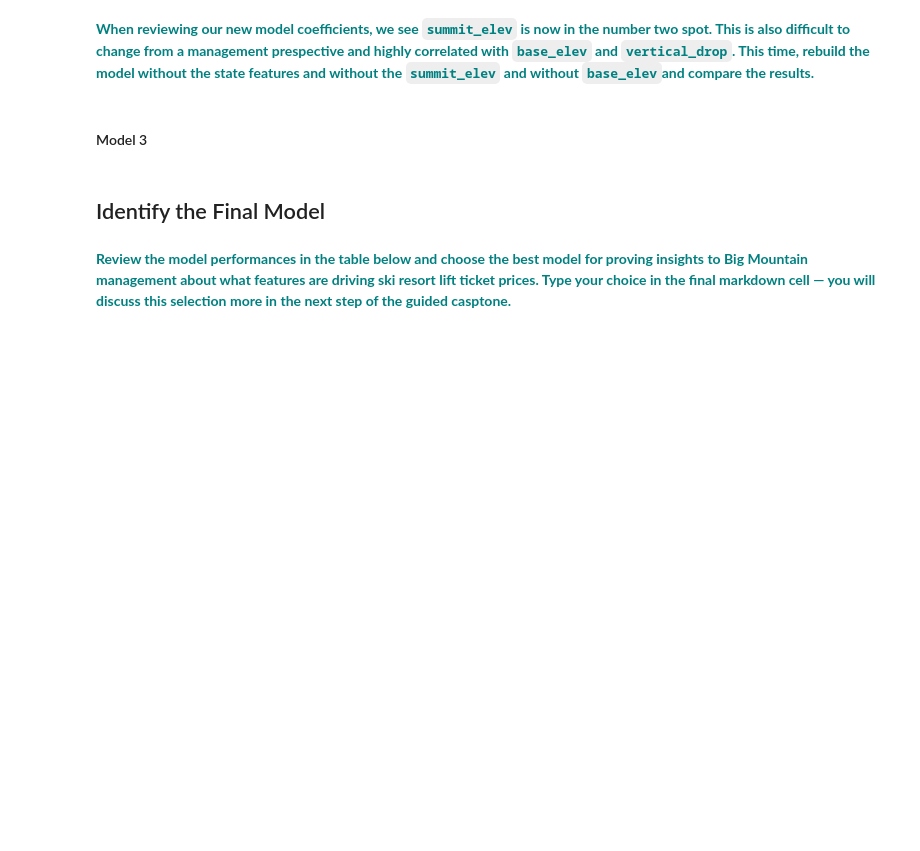
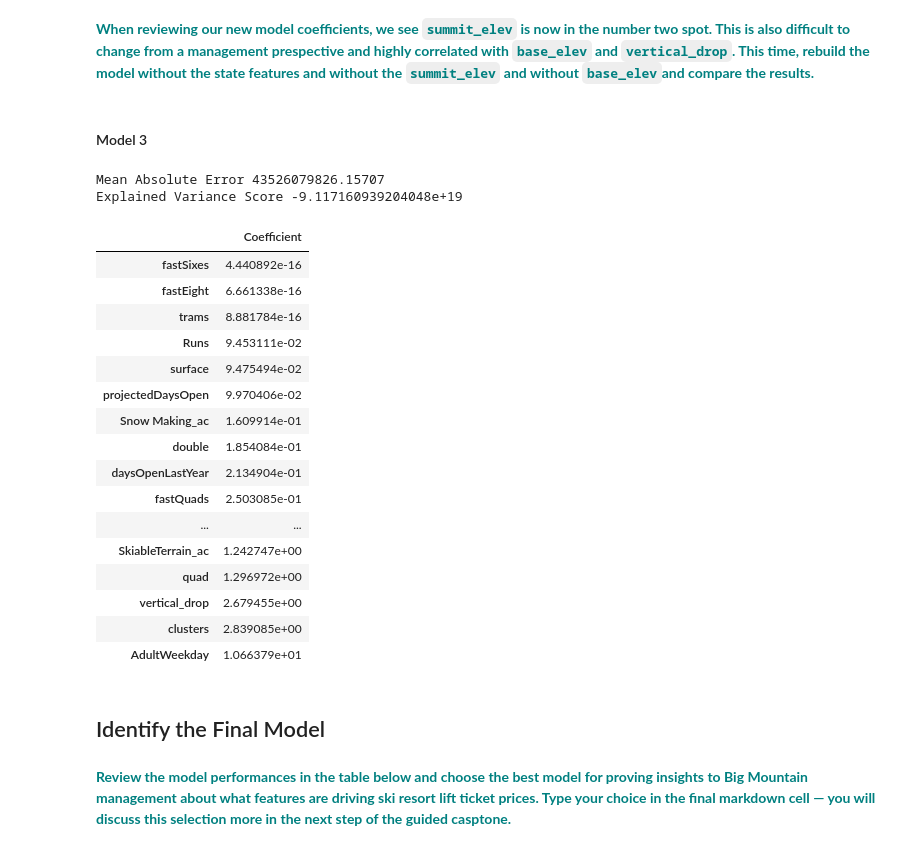
Before and after one commit to bhatkiran30/sbpersonal, a Jupyter notebook: Guided Capstone/Notebook_stepfour.ipynb, the cells around one changed output. Saved outputs shown, nothing was run; the diff lists cells and outputs as text; code cells hidden in the pictures; blank space fills up the shorter version.

```diff
--- a/Guided Capstone/Notebook_stepfour.ipynb
+++ b/Guided Capstone/Notebook_stepfour.ipynb
@@ -175,6 +264,63 @@ Hint: Try to construct another model using exactly the steps we followed above.
 **<font color='teal'> When reviewing our new model coefficients, we see `summit_elev` is now in the number two spot. This is also difficult to change from a management prespective and highly correlated with `base_elev` and `vertical_drop`.  This time, rebuild the model without the state features and without the `summit_elev` and without `base_elev`and compare the results. </font>**
 # %% [markdown]
 #### Model 3
+# %%
+model_3_data = pd.read_csv('step3_output.csv')
+# first we import the preprocessing package from the sklearn library
+from sklearn import preprocessing
+
+# Declare an explanatory variable, called X,and assign it the result of dropping 'Name' and 'AdultWeekend' from the df
+X = model_3_data.drop(['Name','state','summit_elev','AdultWeekend'], axis=1)
+
+# Declare a response variable, called y, and assign it the AdultWeekend column of the df
+y = model_3_data.AdultWeekend
+
+# Here we use the StandardScaler() method of the preprocessing package, and then call the fit() method with parameter X
+scaler = preprocessing.StandardScaler().fit(X)
+
+# Declare a variable called X_scaled, and assign it the result of calling the transform() method with parameter X
+X_scaled=scaler.transform(X)
+# %%
+# Import the train_test_split function from the sklearn.model_selection utility.
+from sklearn.model_selection import train_test_split
+
+# Get the 1-dimensional flattened array of our response variable y by calling the ravel() function on y
+y = y.ravel()
+
+# Call the train_test_split() function with the first two parameters set to X_scaled and y
+# Declare four variables, X_train, X_test, y_train and y_test separated by commas
+X_train, X_test, y_train, y_test = train_test_split(X_scaled, y, test_size=0.25, random_state=1)
+
+lm = linear_model.LinearRegression()
+model = lm.fit(X_train,y_train)
+mean_absolute_error = metrics.mean_absolute_error(y_test,y_pred)
+explained_variance_score = metrics.explained_variance_score(y_test,y_pred)
+print('Mean Absolute Error',mean_absolute_error)
+print('Explained Variance Score',explained_variance_score)
+# %% [output]
+Mean Absolute Error 43526079826.15707
+Explained Variance Score -9.117160939204048e+19
+# %%
+coeff_dataframe = pd.DataFrame(abs(lm.coef_), X.columns, columns=['Coefficient'])
+coeff_dataframe.sort_values(by='Coefficient',ascending=True).head(23)
+# %% [output]
+|  | Coefficient |
+| fastSixes | 4.440892e-16 |
+| fastEight | 6.661338e-16 |
+| trams | 8.881784e-16 |
+| Runs | 9.453111e-02 |
+| surface | 9.475494e-02 |
+| projectedDaysOpen | 9.970406e-02 |
+| Snow Making_ac | 1.609914e-01 |
+| double | 1.854084e-01 |
+| daysOpenLastYear | 2.134904e-01 |
+| fastQuads | 2.503085e-01 |
+| ... | ... |
+| SkiableTerrain_ac | 1.242747e+00 |
+| quad | 1.296972e+00 |
+| vertical_drop | 2.679455e+00 |
+| clusters | 2.839085e+00 |
+| AdultWeekday | 1.066379e+01 |
 # %% [markdown]
 ## Identify the Final Model
 # %% [markdown]
```
Also changed, not shown: parts of 9 cells of this notebook.
